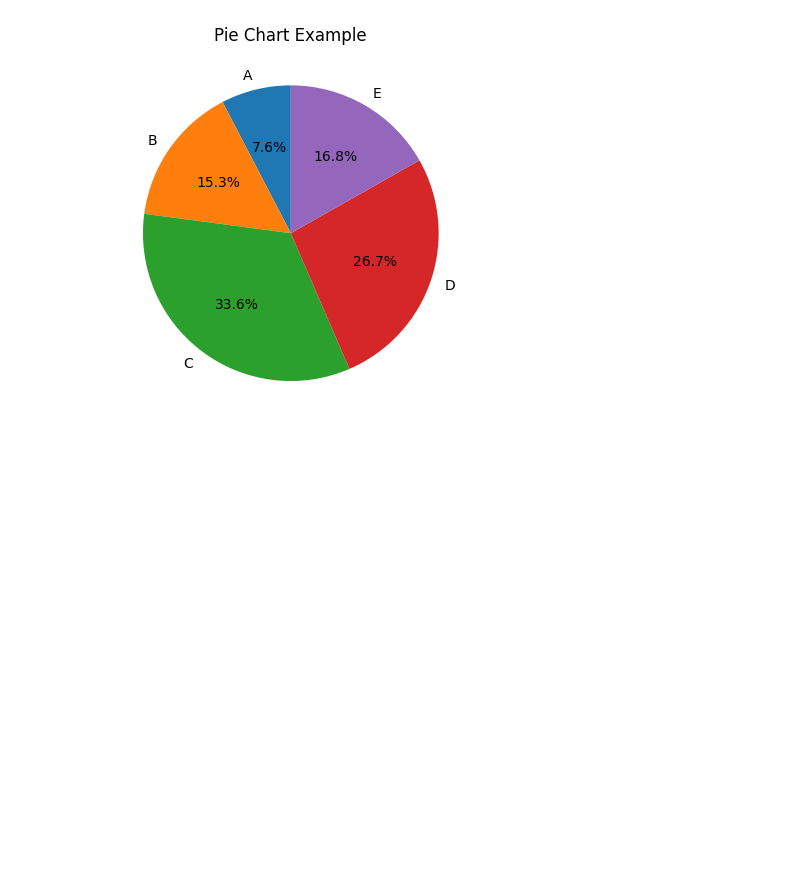
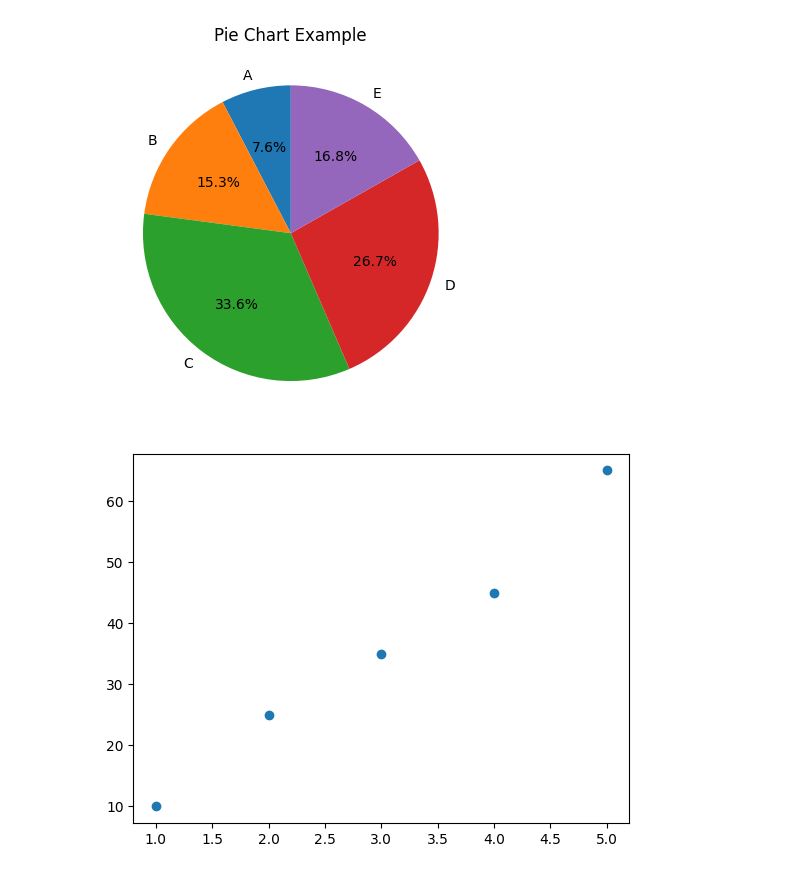
Before and after one commit to AnkitKaushik-DevOps/AI-ML-Engineering-Portfolio, a Jupyter notebook: data_visualization/main.ipynb, the cells around one changed output. Saved outputs shown, nothing was run; the diff lists cells and outputs as text; code cells hidden in the pictures; blank space fills up the shorter version.

```diff
--- a/data_visualization/main.ipynb
+++ b/data_visualization/main.ipynb
@@ -133,3 +131,11 @@ plt.show()
 # Scatter Plot
 # %%
 # Used to find relationship between varibales
+
+x = [1, 2, 3, 4, 5]
+y = [10, 25, 35, 45, 65]
+
+plt.scatter(x, y)
+plt.show()
+# %% [output]
+[figure, added]
```
Also changed, not shown: parts of 1 cell of this notebook.
